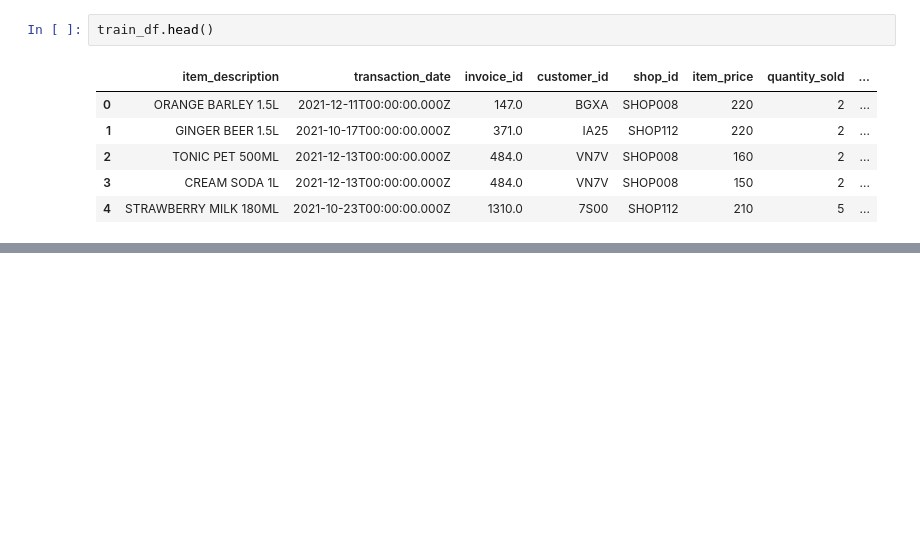
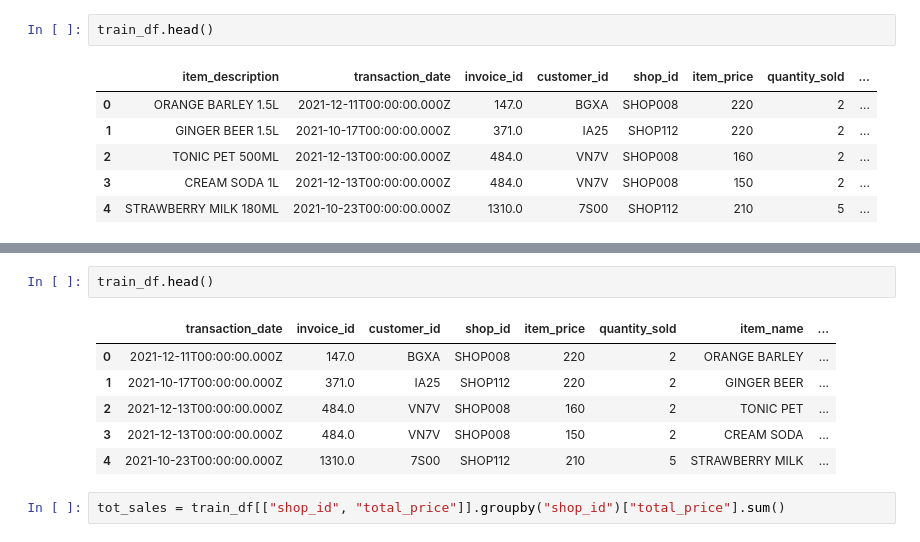
Before and after one commit to joelsathi/DataStorm-4.0-BrainLeftException, a Jupyter notebook: competition-notebook.ipynb, the cells around one changed output, grey strips where cells are left out. Cells and saved outputs as stored; diff of their text form; blank space fills up the shorter version.

```diff
--- a/competition-notebook.ipynb
+++ b/competition-notebook.ipynb
@@ -131,0 +149,11 @@ train_df.head()
+# %%
+train_df.head()
+# %% [output]
+|  | transaction_date | invoice_id | customer_id | shop_id | item_price | quantity_sold | item_name | ... |
+| 0 | 2021-12-11T00:00:00.000Z | 147.0 | BGXA | SHOP008 | 220 | 2 | ORANGE BARLEY | ... |
+| 1 | 2021-10-17T00:00:00.000Z | 371.0 | IA25 | SHOP112 | 220 | 2 | GINGER BEER | ... |
+| 2 | 2021-12-13T00:00:00.000Z | 484.0 | VN7V | SHOP008 | 160 | 2 | TONIC PET | ... |
+| 3 | 2021-12-13T00:00:00.000Z | 484.0 | VN7V | SHOP008 | 150 | 2 | CREAM SODA | ... |
+| 4 | 2021-10-23T00:00:00.000Z | 1310.0 | 7S00 | SHOP112 | 210 | 5 | STRAWBERRY MILK | ... |
+# %%
+tot_sales = train_df[["shop_id", "total_price"]].groupby("shop_id")["total_price"].sum()
```
Also changed, not shown: parts of 13 cells of this notebook.
